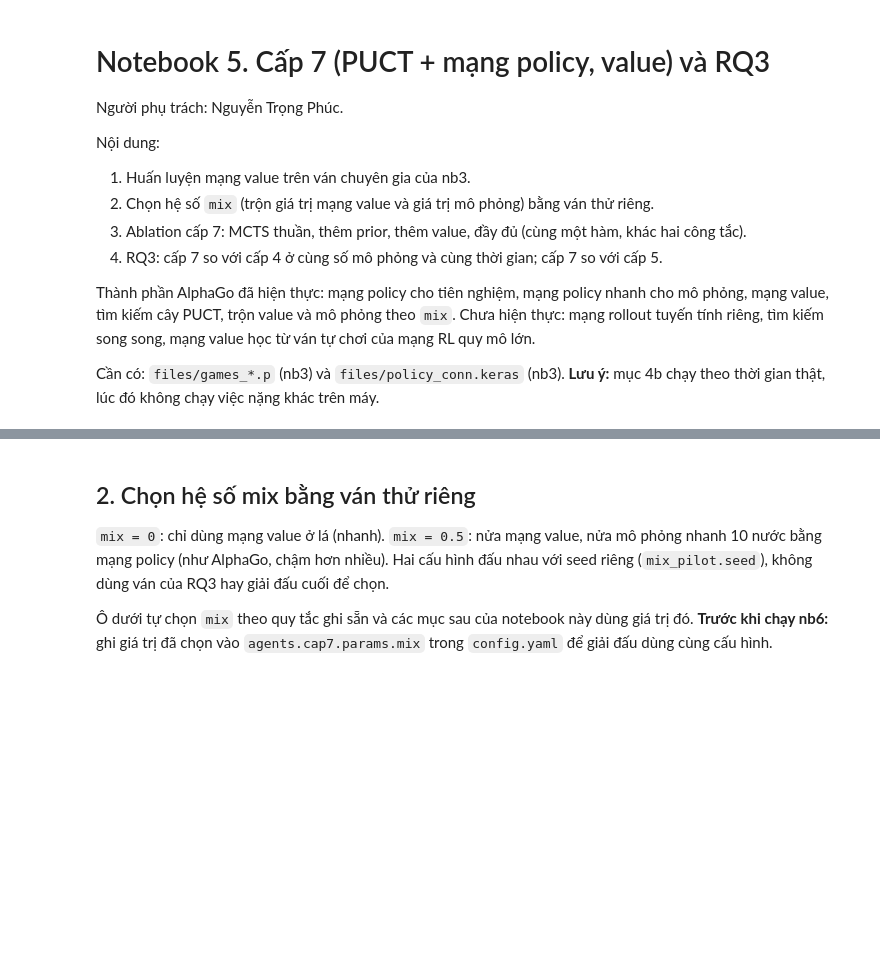
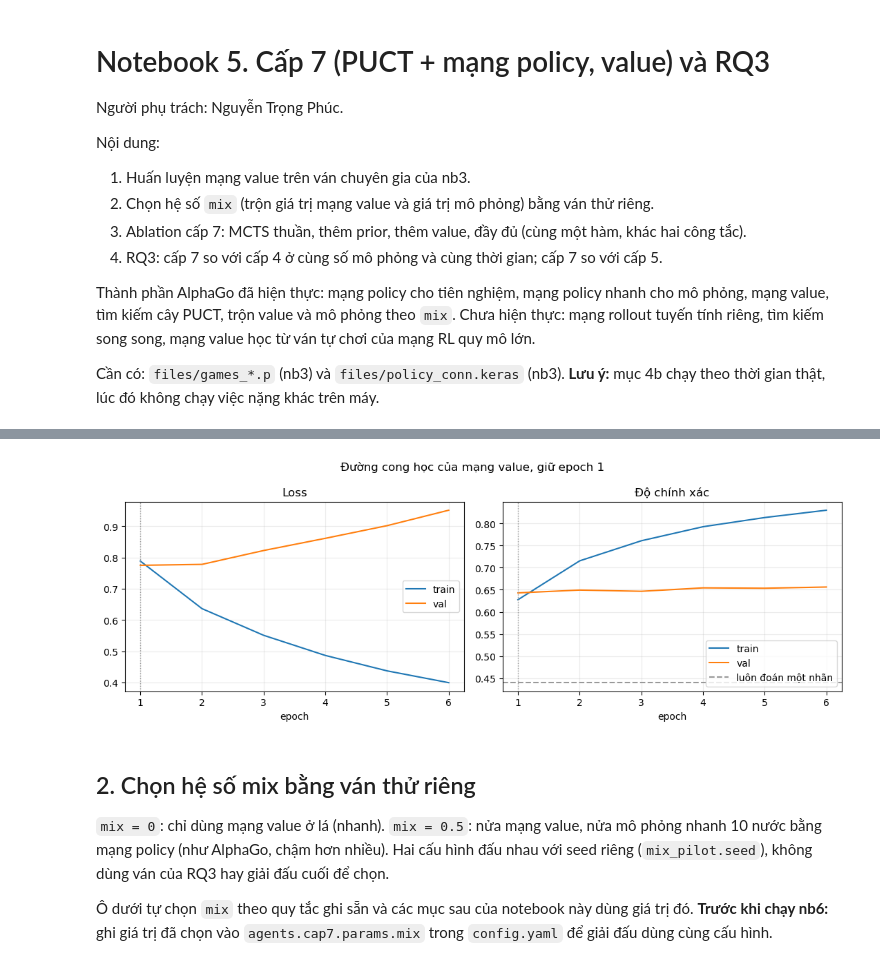
Before and after one commit to npone25/TTNTNC, a Jupyter notebook: final_connect_four/nb5_cap7_rq3.ipynb, the cells around one changed output, grey strips where cells are left out. Saved outputs shown, nothing was run; the diff lists cells and outputs as text; code cells hidden in the pictures; blank space fills up the shorter version.

Commit message:
results: phiên bản 1 đầy đủ (nb1-nb7), RQ1-RQ3, giải vòng tròn, ảnh hưởng seed

```diff
--- a/final_connect_four/nb5_cap7_rq3.ipynb
+++ b/final_connect_four/nb5_cap7_rq3.ipynb
@@ -54,7 +58,7 @@ for part in cfg["data"]["seeds"]:
 games = data.merge_game_files(paths)
 print("Số ván:", len(games))
 
-value_set = data.make_dataset(games, kind="value", seed=0)
+value_set = data.make_dataset(games, kind="value", seed=0, mirror=cfg["train_value"]["mirror"])
 print(data.describe_dataset(value_set))
 counts = np.bincount(value_set["y_train"], minlength=3)
 print("Nhãn train [hòa, người sắp đi thắng, người sắp đi thua]:", counts.tolist())
@@ -67,7 +76,9 @@ keras.utils.set_random_seed(0)
 value_model, value_report = nets.train_value(games, path=ex.model("value_conn.keras"),
                                              epochs=ex.n(value_cfg["epochs"], 2),
                                              batch_size=value_cfg["batch_size"],
-                                             learning_rate=value_cfg["learning_rate"], seed=0, verbose=2)
+                                             learning_rate=value_cfg["learning_rate"], seed=0, verbose=2,
+                                             mirror=value_cfg["mirror"], patience=value_cfg["patience"])
+print(f"Chạy {value_report['epochs_run']} epoch, giữ trọng số epoch {value_report['best_epoch']} (val_loss thấp nhất)")
 print(f"Huấn luyện {value_report['train_seconds']} giây | val acc {value_report['val_accuracy']:.3f} | "
       f"test acc {value_report['test_accuracy']:.3f} (mốc: {value_baseline:.3f})")
 print("Số tham số của mạng value:", value_model.count_params())
@@ -74,21 +102,24 @@ print("Số tham số của mạng value:", value_model.count_params())
 # %%
 curve = value_report["curve"]
 epochs = range(1, len(curve["loss"]) + 1)
 fig, axes = plt.subplots(1, 2, figsize=(11, 4))
 axes[0].plot(epochs, curve["loss"], label="train")
 axes[0].plot(epochs, curve["val_loss"], label="val")
 axes[0].set_title("Loss")
 axes[1].plot(epochs, curve["accuracy"], label="train")
 axes[1].plot(epochs, curve["val_accuracy"], label="val")
 axes[1].axhline(value_baseline, color="#999999", linestyle="--", label="luôn đoán một nhãn")
 axes[1].set_title("Độ chính xác")
 for ax in axes:
+    ax.axvline(value_report["best_epoch"], color="#999999", linestyle=":", linewidth=1)
     ax.set_xlabel("epoch")
     ax.grid(alpha=0.25)
     ax.legend()
-fig.suptitle("Đường cong học của mạng value")
+fig.suptitle(f"Đường cong học của mạng value, giữ epoch {value_report['best_epoch']}")
 fig.tight_layout()
 fig.savefig(ex.fig("nb5_duong_cong_value.png"), dpi=150)
+# %% [output]
+[figure, added]
 # %% [markdown]
 ## 2. Chọn hệ số mix bằng ván thử riêng
 
```
Also changed, not shown: parts of 11 cells of this notebook, 45 other files.
